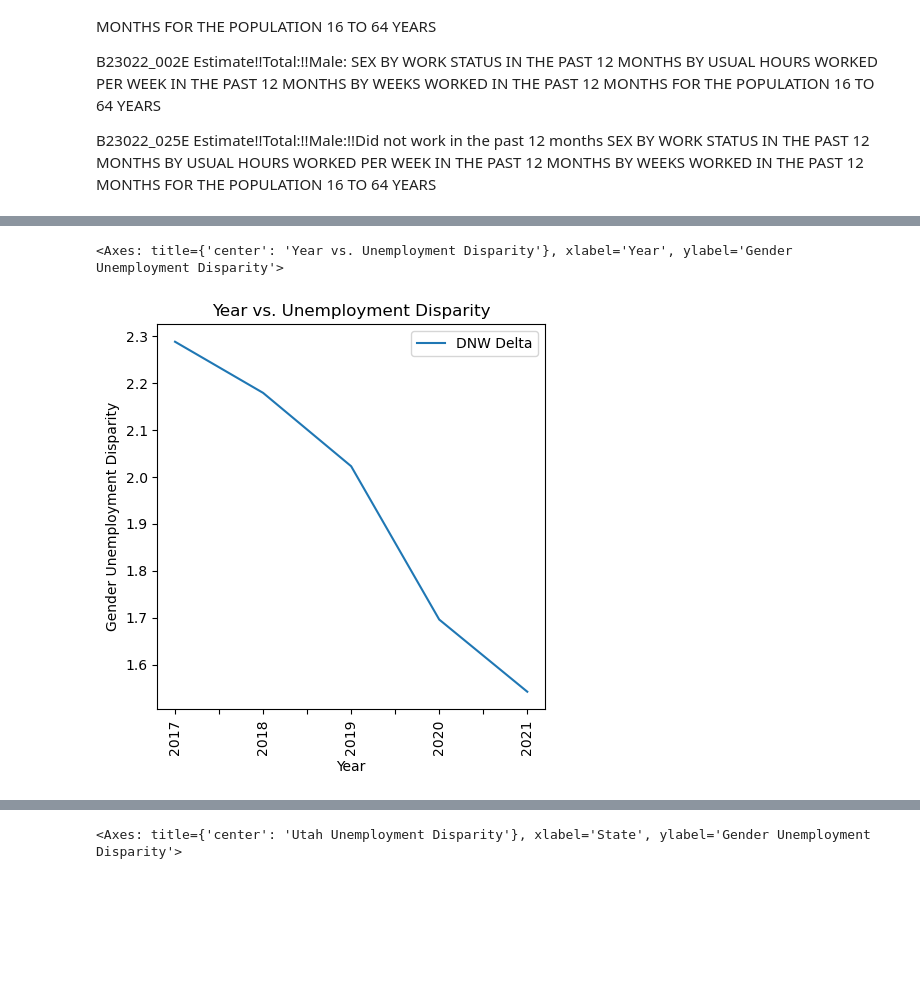
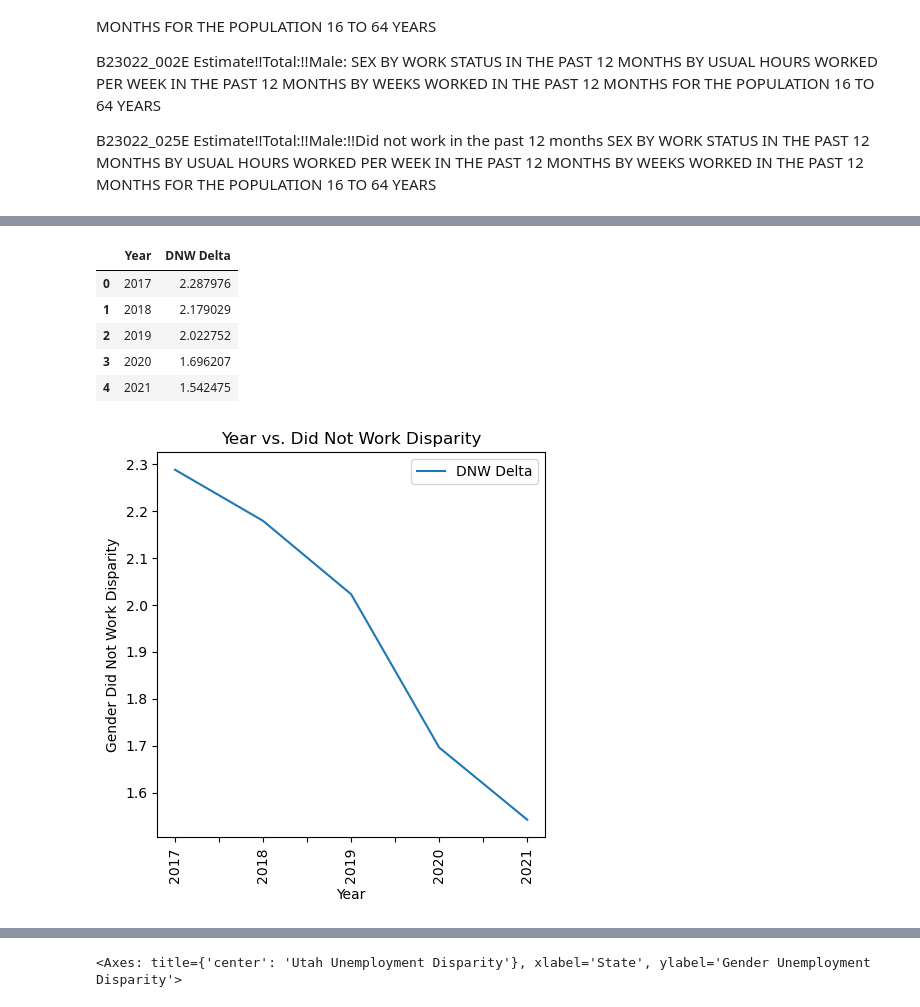
Before and after one commit to Nathanhans/Project_1, a Jupyter notebook: Nathan_Analysis/Data/census_dataframe.ipynb, the cells around one changed output, grey strips where cells are left out. Cells and saved outputs as stored; diff of their text form; code cells hidden in the pictures; blank space fills up the shorter version.

```diff
--- a/Nathan_Analysis/Data/census_dataframe.ipynb
+++ b/Nathan_Analysis/Data/census_dataframe.ipynb
@@ -132,4 +131,6 @@ Number of rows in the DataFrame: 2197
 
 #census_pd_combined.to_csv("census_data.csv", encoding="utf-8", index=False)
 
-census_pd_combined = pd.read_csv("../Data/census_data.csv")
+#census_pd_combined = pd.read_csv("../Data/census_data.csv")
+
+census_pd_combined
@@ -165,15 +187,22 @@ census_pd_combined_mean_df.plot.scatter(x = 'State Name', y = 'DNW Delta', title
 # %%
 # Build the scatter plots for all states Over Time
 
 census_pd_combined_groupby = census_pd_combined.groupby(['Year'],as_index= False)
 census_pd_combined_mean = census_pd_combined_groupby['DNW Delta'].mean()
 census_pd_combined_mean_df = pd.DataFrame(census_pd_combined_mean)
 census_pd_combined_mean_df['Year'] = census_pd_combined_mean_df['Year'].astype(str)
 
-title = 'Year vs. Unemployment Disparity'
+title = 'Year vs. Did Not Work Disparity'
 xlabel = 'Year'
-ylabel = 'Gender Unemployment Disparity'
+ylabel = 'Gender Did Not Work Disparity'
 census_pd_combined_mean_df.plot.line(x = 'Year', y = 'DNW Delta', title = title, xlabel = xlabel, ylabel = ylabel,figsize=(5,5),rot = 90)
+
+census_pd_combined_mean_df
 # %% [output]
-<Axes: title={'center': 'Year vs. Unemployment Disparity'}, xlabel='Year', ylabel='Gender Unemployment Disparity'>
+|  | Year | DNW Delta |
+| 0 | 2017 | 2.287976 |
+| 1 | 2018 | 2.179029 |
+| 2 | 2019 | 2.022752 |
+| 3 | 2020 | 1.696207 |
+| 4 | 2021 | 1.542475 |
-[figure, old version]
+[figure, new version]
```
Also changed, not shown: parts of 9 cells of this notebook, 2 other files.
